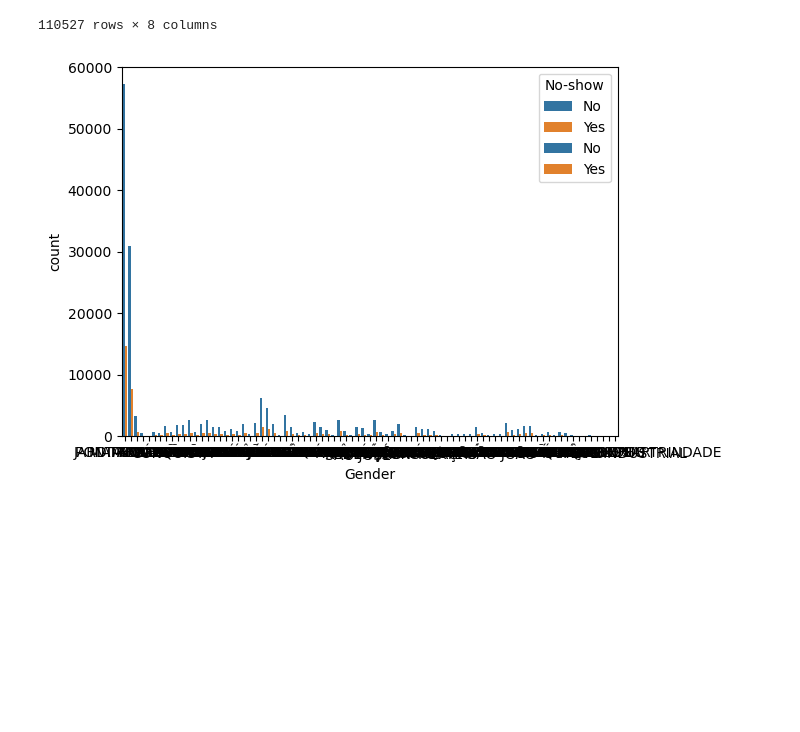
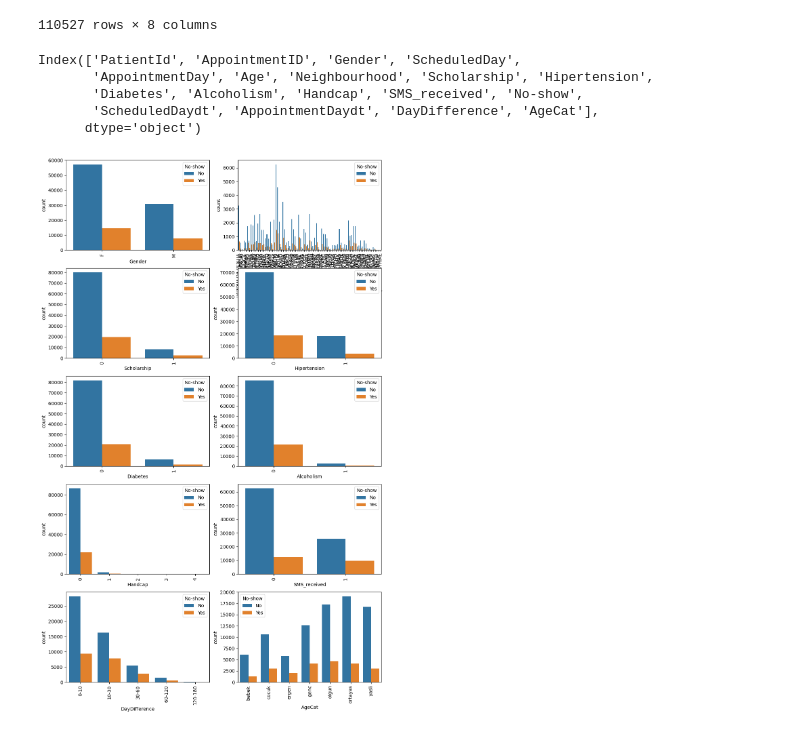
Before and after one commit to bayraktarengin/eurotech, a Jupyter notebook: kaggle/NoShow3.ipynb, the cells around one changed output. Cells and saved outputs as stored; diff of their text form; code cells hidden in the pictures; blank space fills up the shorter version.

Commit message:
NoShow3 updated

```diff
--- a/kaggle/NoShow3.ipynb
+++ b/kaggle/NoShow3.ipynb
@@ -16,7 +17,7 @@ df["ScheduledDaydt"]=pd.to_datetime(df["ScheduledDay"])
 df["AppointmentDaydt"]=pd.to_datetime(df["AppointmentDay"])
 # %%
 
-df["DayDifference"] = (df["AppointmentDaydt"] - df["ScheduledDaydt"]).dt.days = (df["AppointmentDaydt"] - df["ScheduledDaydt"]).dt.days
+df["DayDifference"] = (df["AppointmentDaydt"] - df["ScheduledDaydt"]).dt.days
 # %%
 df.head()
 # %% [output]
@@ -125,10 +126,27 @@ df.select_dtypes(exclude=[float,int])
 | 110525 | F | 2016-04-27T15:09:23Z | 2016-06-07T00:00:00Z | MARIA ORTIZ | No | 2016-04-27 15:09:23+00:00 | 2016-06-07 00:00:00+00:00 | ... |
 | 110526 | F | 2016-04-27T13:30:56Z | 2016-06-07T00:00:00Z | MARIA ORTIZ | No | 2016-04-27 13:30:56+00:00 | 2016-06-07 00:00:00+00:00 | ... |
 110527 rows × 8 columns
+# %%
+bins_day=[0,10,30,60,120,180]
+labels_day=["0-10","10-30","30-60","60-120","120-180"]
+
+df["DayDifference"]=pd.cut(df["DayDifference"],bins=bins_day, labels=labels_day)
 # %%
-catcols=['Gender', 'Neighbourhood']
+catcols=['Gender', 'Neighbourhood', 'Scholarship', 'Hipertension', 'Diabetes', 'Alcoholism', 'Handcap', 'SMS_received','DayDifference', 'AgeCat']
+# %%
+df.columns
+# %% [output]
+Index(['PatientId', 'AppointmentID', 'Gender', 'ScheduledDay',
+       'AppointmentDay', 'Age', 'Neighbourhood', 'Scholarship', 'Hipertension',
+       'Diabetes', 'Alcoholism', 'Handcap', 'SMS_received', 'No-show',
+       'ScheduledDaydt', 'AppointmentDaydt', 'DayDifference', 'AgeCat'],
+      dtype='object')
 # %%
-for col in catcols:
+plt.figure(figsize=(12, 20))
+for i, col in enumerate (catcols,1):
+    plt.subplot(int(len(catcols)/2),2,i)
     sns.countplot(x=col,data=df,hue="No-show")
+    plt.xticks(rotation=90)
+plt.show()
 # %% [output]
-[figure, old version]
+[figure, new version]
```
Also changed, not shown: parts of 2 cells of this notebook.
